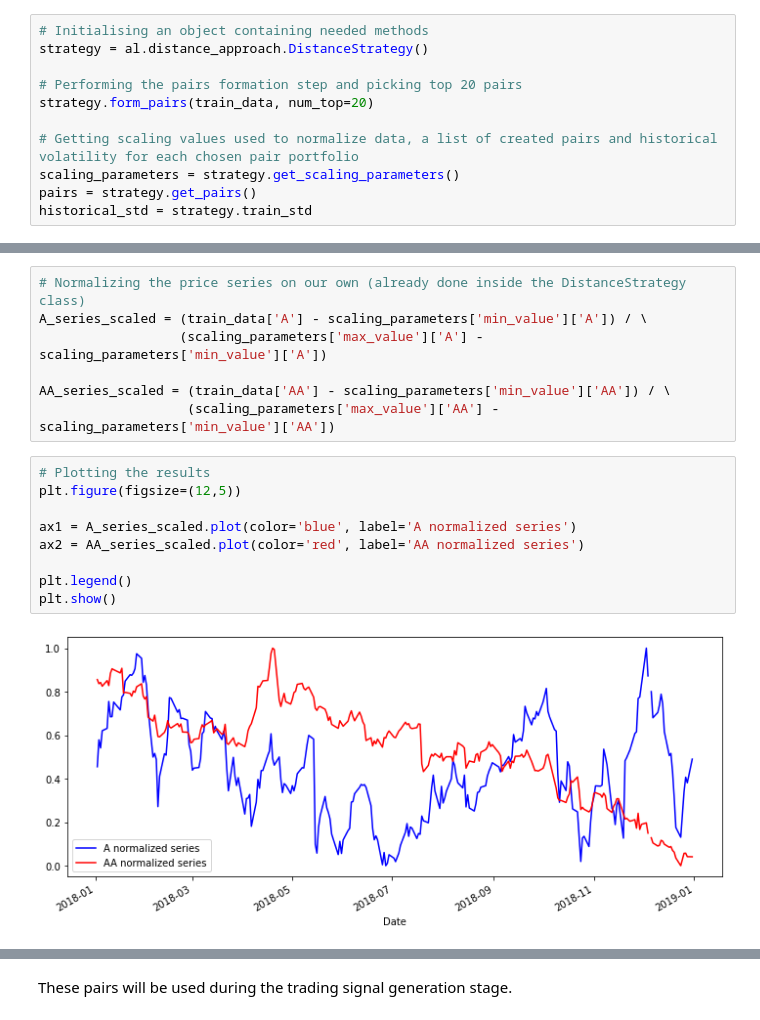
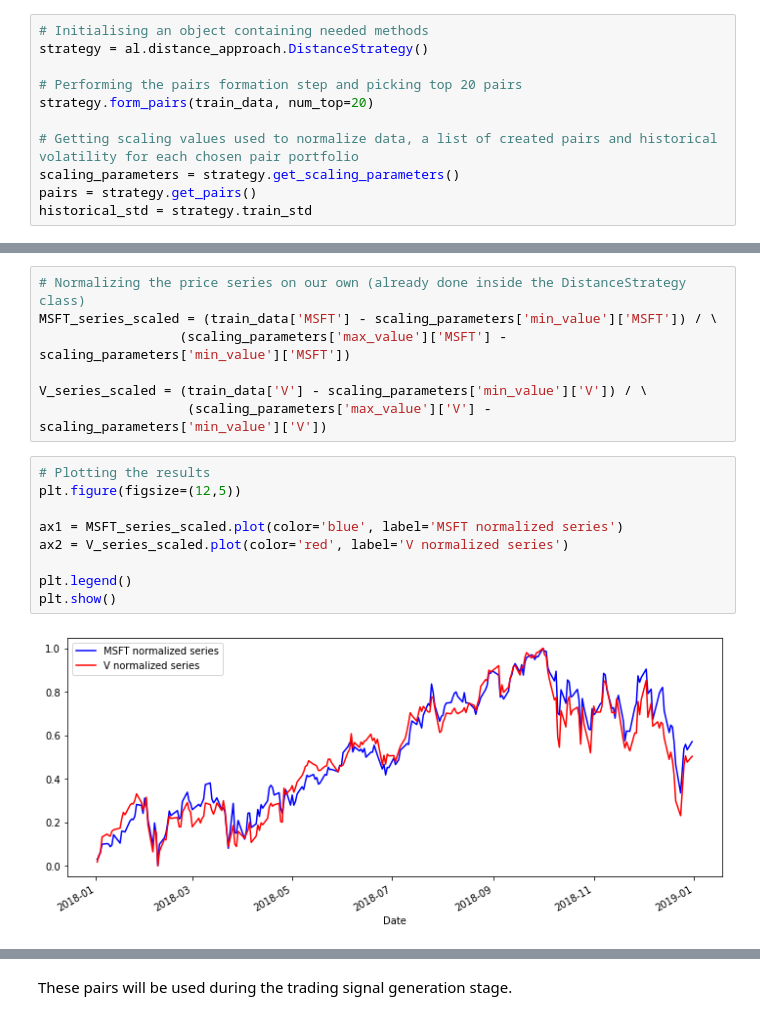
Before and after one commit to hudson-and-thames/arbitrage_research, a Jupyter notebook: Distance Approach/basic_distance_approach.ipynb, the cells around one changed output, grey strips where cells are left out. Saved outputs shown, nothing was run; the diff lists cells and outputs as text.

```diff
--- a/Distance Approach/basic_distance_approach.ipynb
+++ b/Distance Approach/basic_distance_approach.ipynb
@@ -215,21 +275,21 @@ For example, if we have a pair portfolio of ('A', 'AA'), we can construct series
 # %%
 # Normalizing the price series on our own (already done inside the DistanceStrategy class)
-A_series_scaled = (train_data['A'] - scaling_parameters['min_value']['A']) / \
-                  (scaling_parameters['max_value']['A'] - scaling_parameters['min_value']['A'])
+MSFT_series_scaled = (train_data['MSFT'] - scaling_parameters['min_value']['MSFT']) / \
+                  (scaling_parameters['max_value']['MSFT'] - scaling_parameters['min_value']['MSFT'])
 
-AA_series_scaled = (train_data['AA'] - scaling_parameters['min_value']['AA']) / \
-                   (scaling_parameters['max_value']['AA'] - scaling_parameters['min_value']['AA'])
+V_series_scaled = (train_data['V'] - scaling_parameters['min_value']['V']) / \
+                   (scaling_parameters['max_value']['V'] - scaling_parameters['min_value']['V'])
 # %%
 # Plotting the results
 plt.figure(figsize=(12,5))
 
-ax1 = A_series_scaled.plot(color='blue', label='A normalized series')
-ax2 = AA_series_scaled.plot(color='red', label='AA normalized series')
+ax1 = MSFT_series_scaled.plot(color='blue', label='MSFT normalized series')
+ax2 = V_series_scaled.plot(color='red', label='V normalized series')
 
 plt.legend()
 plt.show()
 # %% [output]
-[figure, old version]
+[figure, new version]
 # %%
 # Looking at top closest pairs
 pairs
```
Also changed, not shown: parts of 46 cells of this notebook, 1 other file.
